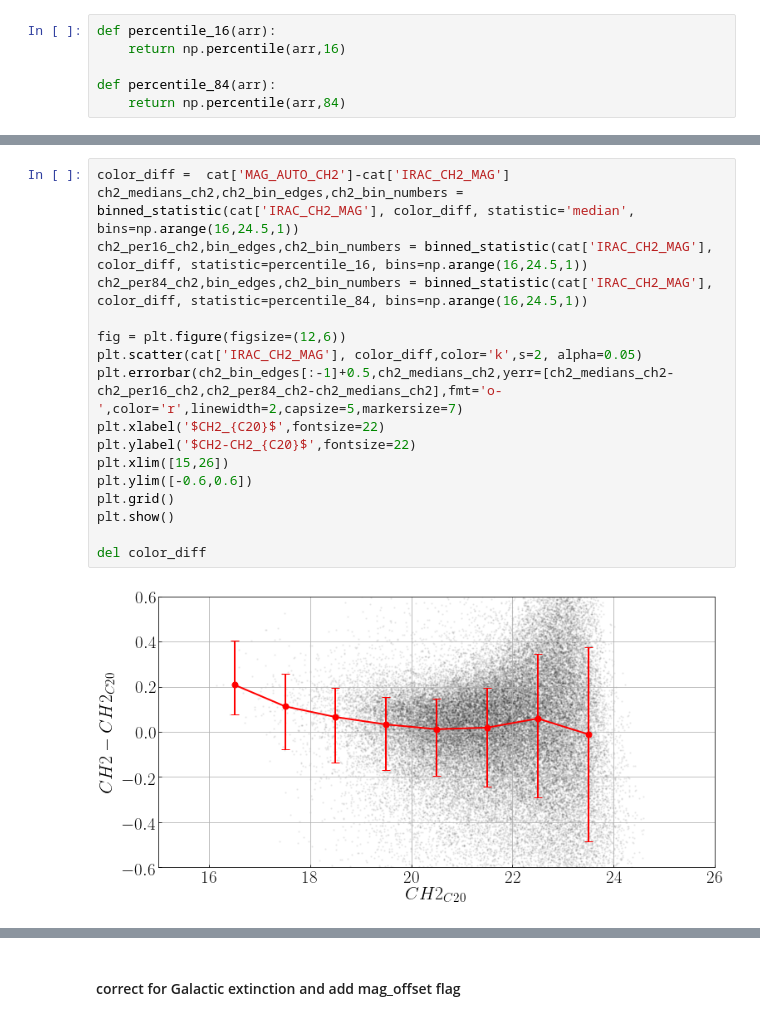
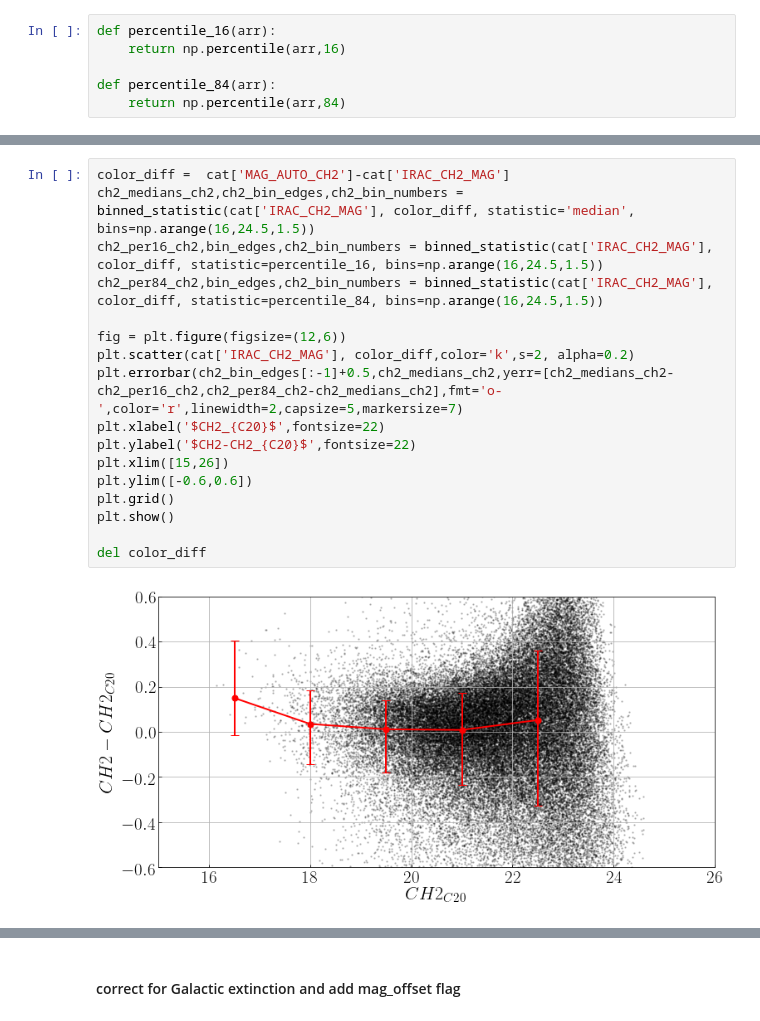
Before and after one commit to LejayChen/massive_gals, a Jupyter notebook: pcat_shiraz_cosmos2020.ipynb, the cells around one changed output, grey strips where cells are left out. Saved outputs shown, nothing was run; the diff lists cells and outputs as text.

```diff
--- a/pcat_shiraz_cosmos2020.ipynb
+++ b/pcat_shiraz_cosmos2020.ipynb
@@ -203,22 +203,22 @@ del color_diff
 # %%
 color_diff =  cat['MAG_AUTO_CH2']-cat['IRAC_CH2_MAG']
-ch2_medians_ch2,ch2_bin_edges,ch2_bin_numbers = binned_statistic(cat['IRAC_CH2_MAG'], color_diff, statistic='median', bins=np.arange(16,24.5,1))
-ch2_per16_ch2,bin_edges,ch2_bin_numbers = binned_statistic(cat['IRAC_CH2_MAG'], color_diff, statistic=percentile_16, bins=np.arange(16,24.5,1))
-ch2_per84_ch2,bin_edges,ch2_bin_numbers = binned_statistic(cat['IRAC_CH2_MAG'], color_diff, statistic=percentile_84, bins=np.arange(16,24.5,1))
+ch2_medians_ch2,ch2_bin_edges,ch2_bin_numbers = binned_statistic(cat['IRAC_CH2_MAG'], color_diff, statistic='median', bins=np.arange(16,24.5,1.5))
+ch2_per16_ch2,bin_edges,ch2_bin_numbers = binned_statistic(cat['IRAC_CH2_MAG'], color_diff, statistic=percentile_16, bins=np.arange(16,24.5,1.5))
+ch2_per84_ch2,bin_edges,ch2_bin_numbers = binned_statistic(cat['IRAC_CH2_MAG'], color_diff, statistic=percentile_84, bins=np.arange(16,24.5,1.5))
 
 fig = plt.figure(figsize=(12,6))
-plt.scatter(cat['IRAC_CH2_MAG'], color_diff,color='k',s=2, alpha=0.05)
+plt.scatter(cat['IRAC_CH2_MAG'], color_diff,color='k',s=2, alpha=0.2)
 plt.errorbar(ch2_bin_edges[:-1]+0.5,ch2_medians_ch2,yerr=[ch2_medians_ch2-ch2_per16_ch2,ch2_per84_ch2-ch2_medians_ch2],fmt='o-',color='r',linewidth=2,capsize=5,markersize=7)
 plt.xlabel('$CH2_{C20}$',fontsize=22)
 plt.ylabel('$CH2-CH2_{C20}$',fontsize=22)
 plt.xlim([15,26])
 plt.ylim([-0.6,0.6])
 plt.grid()
 plt.show()
 
 del color_diff
 # %% [output]
-[figure, old version]
+[figure, new version]
 # %%
 for cat_name in ['COSMOS_deep','DEEP_deep','ELAIS_deep']:
     print(cat_name)
```
Also changed, not shown: parts of 6 cells of this notebook, 3 other files.
